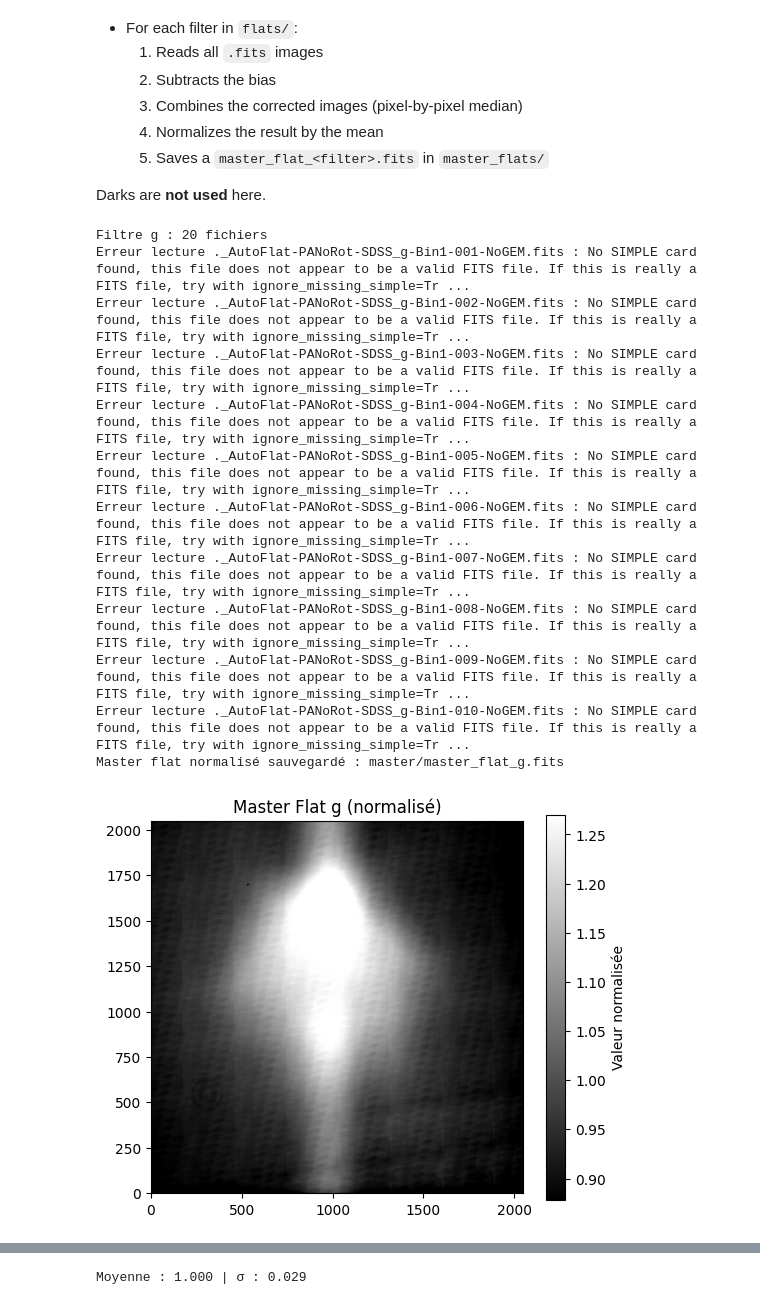
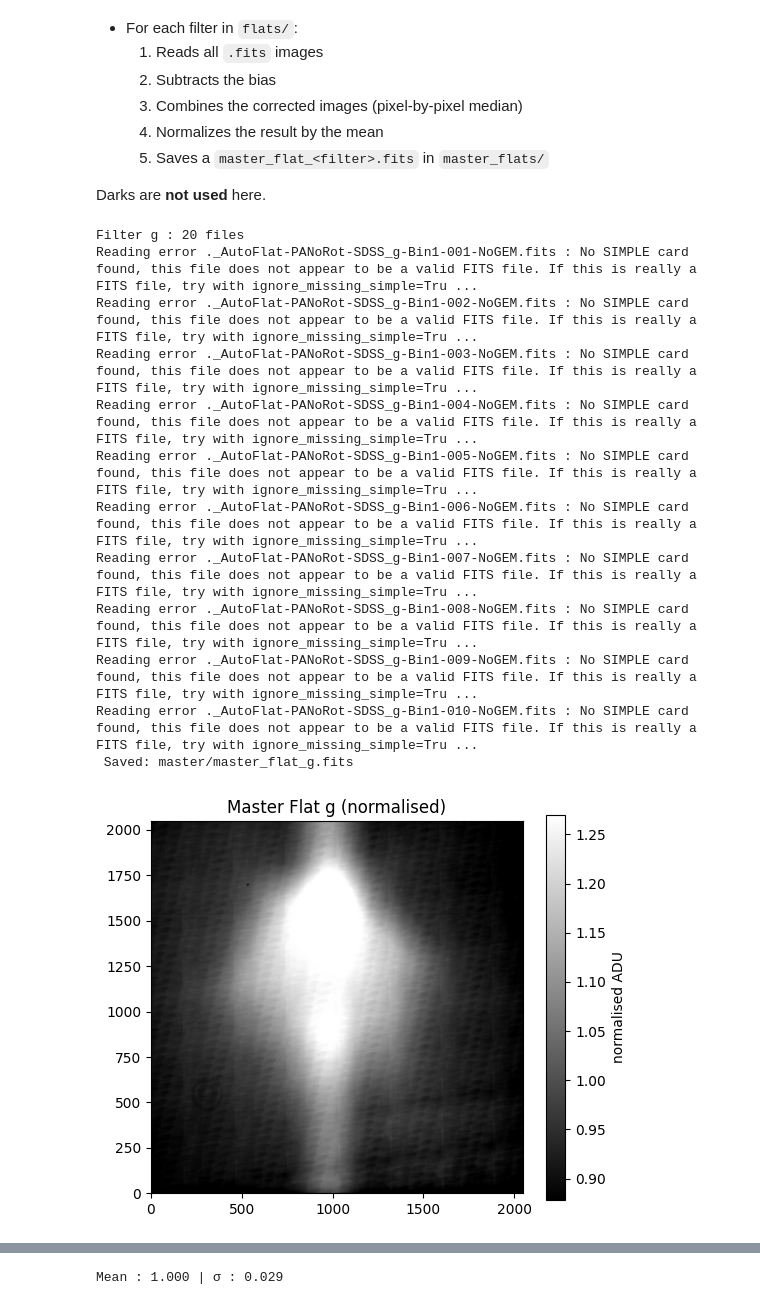
Before and after one commit to rloustalet/OHP-CLS, a Jupyter notebook: 03_generate_master_flat.ipynb, the cells around one changed output, grey strips where cells are left out. Saved outputs shown, nothing was run; the diff lists cells and outputs as text; code cells hidden in the pictures.

```diff
--- a/03_generate_master_flat.ipynb
+++ b/03_generate_master_flat.ipynb
@@ -39,10 +39,10 @@ for subdir in sorted(flat_root.iterdir()):
     filter_name = subdir.name
     flat_files = sorted(subdir.glob('*.fits'))
     if len(flat_files) == 0:
-        print(f"Aucun fichier dans {subdir}")
+        print(f"No files  found in {subdir}")
         continue
 
-    print(f"\nFiltre {filter_name} : {len(flat_files)} fichiers")
+    print(f"\nFilter {filter_name} : {len(flat_files)} files")
     flat_data = []
 
     for file in flat_files:
@@ -52,49 +52,49 @@ for subdir in sorted(flat_root.iterdir()):
                 for hdu in hdul:
                     if hdu.data is not None:
                         data = hdu.data.astype(np.float32)
                         break
                 if data is None:
                     continue
 
                 corrected = data - master_bias
                 flat_data.append(corrected)
 
         except Exception as e:
-            print(f"Erreur lecture {file.name} : {e}")
+            print(f"Reading error {file.name} : {e}")
 
     if not flat_data:
-        print(f"Aucun flat valide pour {filter_name}, ignoré.")
+        print(f"No fl data for {filter_name}, ignored.")
         continue
 
     flat_stack = np.array(flat_data)
     master_flat = np.median(flat_stack, axis=0)
 
     mean_val = np.mean(master_flat)
     master_flat_norm = master_flat / mean_val
 
     output_file = output_dir / f'master_flat_{filter_name}.fits'
     fits.writeto(output_file, master_flat_norm.astype(np.float32), overwrite=True)
-    print(f"Master flat normalisé sauvegardé : {output_file}")
+    print(f" Saved: {output_file}")
 
     plt.figure(figsize=(6,5))
     plt.imshow(master_flat_norm, origin='lower', cmap='gray',
                vmin=np.percentile(master_flat_norm,5), vmax=np.percentile(master_flat_norm,95))
-    plt.title(f'Master Flat {filter_name} (normalisé)')
-    plt.colorbar(label='Valeur normalisée')
+    plt.title(f'Master Flat {filter_name} (normalised)')
+    plt.colorbar(label='normalised ADU')
     plt.show()
 
-    print(f"Moyenne : {np.mean(master_flat_norm):.3f} | σ : {np.std(master_flat_norm):.3f}")
+    print(f"Mean : {np.mean(master_flat_norm):.3f} | σ : {np.std(master_flat_norm):.3f}")
 # %% [output]
-Filtre g : 20 fichiers
-Erreur lecture ._AutoFlat-PANoRot-SDSS_g-Bin1-001-NoGEM.fits : No SIMPLE card found, this file does not appear to be a valid FITS file. If this is really a FITS file, try with ignore_missing_simple=Tr ...
-Erreur lecture ._AutoFlat-PANoRot-SDSS_g-Bin1-002-NoGEM.fits : No SIMPLE card found, this file does not appear to be a valid FITS file. If this is really a FITS file, try with ignore_missing_simple=Tr ...
-Erreur lecture ._AutoFlat-PANoRot-SDSS_g-Bin1-003-NoGEM.fits : No SIMPLE card found, this file does not appear to be a valid FITS file. If this is really a FITS file, try with ignore_missing_simple=Tr ...
-Erreur lecture ._AutoFlat-PANoRot-SDSS_g-Bin1-004-NoGEM.fits : No SIMPLE card found, this file does not appear to be a valid FITS file. If this is really a FITS file, try with ignore_missing_simple=Tr ...
-Erreur lecture ._AutoFlat-PANoRot-SDSS_g-Bin1-005-NoGEM.fits : No SIMPLE card found, this file does not appear to be a valid FITS file. If this is really a FITS file, try with ignore_missing_simple=Tr ...
-Erreur lecture ._AutoFlat-PANoRot-SDSS_g-Bin1-006-NoGEM.fits : No SIMPLE card found, this file does not appear to be a valid FITS file. If this is really a FITS file, try with ignore_missing_simple=Tr ...
-Erreur lecture ._AutoFlat-PANoRot-SDSS_g-Bin1-007-NoGEM.fits : No SIMPLE card found, this file does not appear to be a valid FITS file. If this is really a FITS file, try with ignore_missing_simple=Tr ...
-Erreur lecture ._AutoFlat-PANoRot-SDSS_g-Bin1-008-NoGEM.fits : No SIMPLE card found, this file does not appear to be a valid FITS file. If this is really a FITS file, try with ignore_missing_simple=Tr ...
-Erreur lecture ._AutoFlat-PANoRot-SDSS_g-Bin1-009-NoGEM.fits : No SIMPLE card found, this file does not appear to be a valid FITS file. If this is really a FITS file, try with ignore_missing_simple=Tr ...
-Erreur lecture ._AutoFlat-PANoRot-SDSS_g-Bin1-010-NoGEM.fits : No SIMPLE card found, this file does not appear to be a valid FITS file. If this is really a FITS file, try with ignore_missing_simple=Tr ...
-Master flat normalisé sauvegardé : master/master_flat_g.fits
+Filter g : 20 files
+Reading error ._AutoFlat-PANoRot-SDSS_g-Bin1-001-NoGEM.fits : No SIMPLE card found, this file does not appear to be a valid FITS file. If this is really a FITS file, try with ignore_missing_simple=Tru ...
+Reading error ._AutoFlat-PANoRot-SDSS_g-Bin1-002-NoGEM.fits : No SIMPLE card found, this file does not appear to be a valid FITS file. If this is really a FITS file, try with ignore_missing_simple=Tru ...
+Reading error ._AutoFlat-PANoRot-SDSS_g-Bin1-003-NoGEM.fits : No SIMPLE card found, this file does not appear to be a valid FITS file. If this is really a FITS file, try with ignore_missing_simple=Tru ...
+Reading error ._AutoFlat-PANoRot-SDSS_g-Bin1-004-NoGEM.fits : No SIMPLE card found, this file does not appear to be a valid FITS file. If this is really a FITS file, try with ignore_missing_simple=Tru ...
+Reading error ._AutoFlat-PANoRot-SDSS_g-Bin1-005-NoGEM.fits : No SIMPLE card found, this file does not appear to be a valid FITS file. If this is really a FITS file, try with ignore_missing_simple=Tru ...
+Reading error ._AutoFlat-PANoRot-SDSS_g-Bin1-006-NoGEM.fits : No SIMPLE card found, this file does not appear to be a valid FITS file. If this is really a FITS file, try with ignore_missing_simple=Tru ...
+Reading error ._AutoFlat-PANoRot-SDSS_g-Bin1-007-NoGEM.fits : No SIMPLE card found, this file does not appear to be a valid FITS file. If this is really a FITS file, try with ignore_missing_simple=Tru ...
+Reading error ._AutoFlat-PANoRot-SDSS_g-Bin1-008-NoGEM.fits : No SIMPLE card found, this file does not appear to be a valid FITS file. If this is really a FITS file, try with ignore_missing_simple=Tru ...
+Reading error ._AutoFlat-PANoRot-SDSS_g-Bin1-009-NoGEM.fits : No SIMPLE card found, this file does not appear to be a valid FITS file. If this is really a FITS file, try with ignore_missing_simple=Tru ...
+Reading error ._AutoFlat-PANoRot-SDSS_g-Bin1-010-NoGEM.fits : No SIMPLE card found, this file does not appear to be a valid FITS file. If this is really a FITS file, try with ignore_missing_simple=Tru ...
+ Saved: master/master_flat_g.fits
-[figure, old version]
+[figure, new version]
@@ -117 +117 @@ Master flat normalisé sauvegardé : master/master_flat_r.fits
-Moyenne : 1.000 | σ : 0.029
+Mean : 1.000 | σ : 0.029
```
Also changed, not shown: parts of 1 cell of this notebook, 3 other files.
